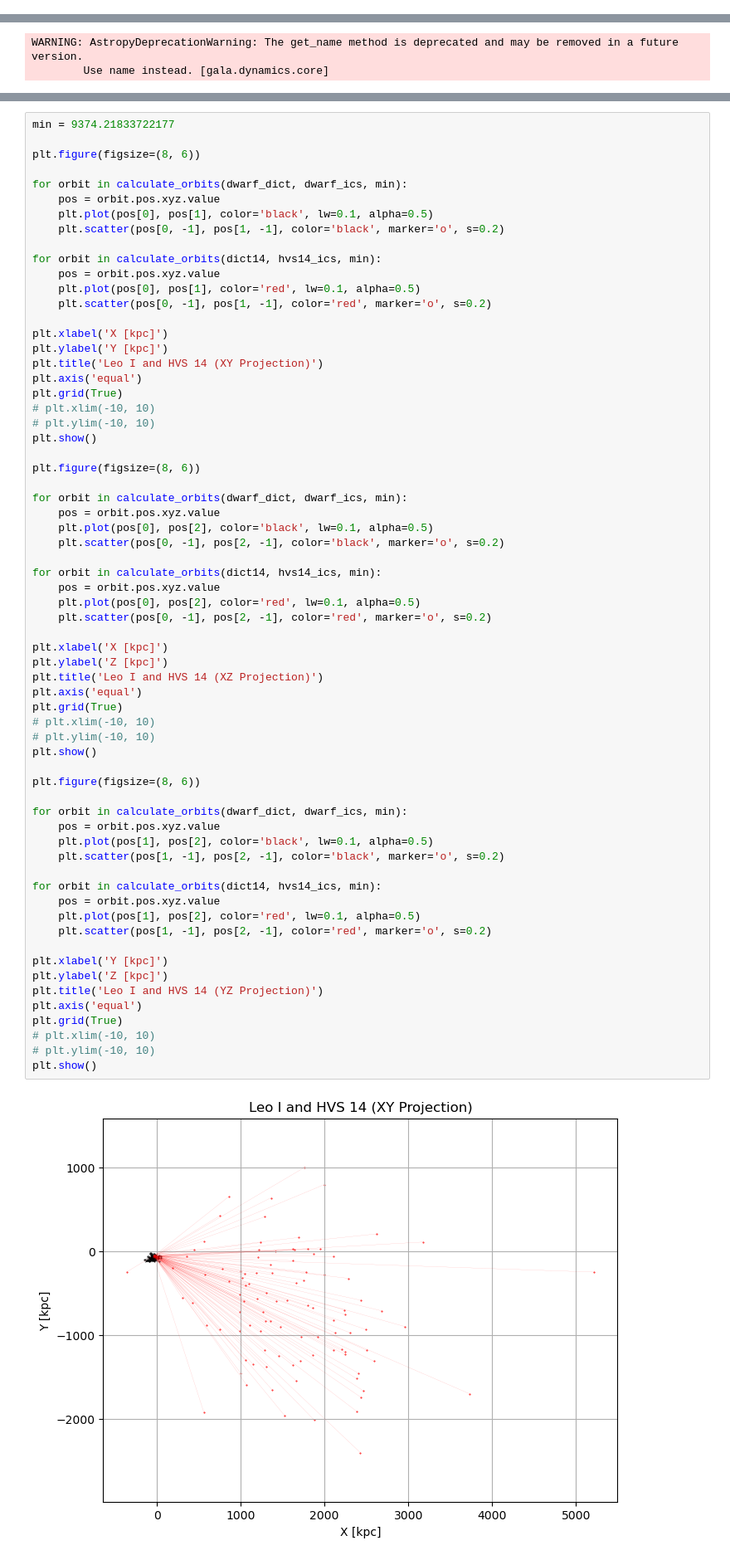
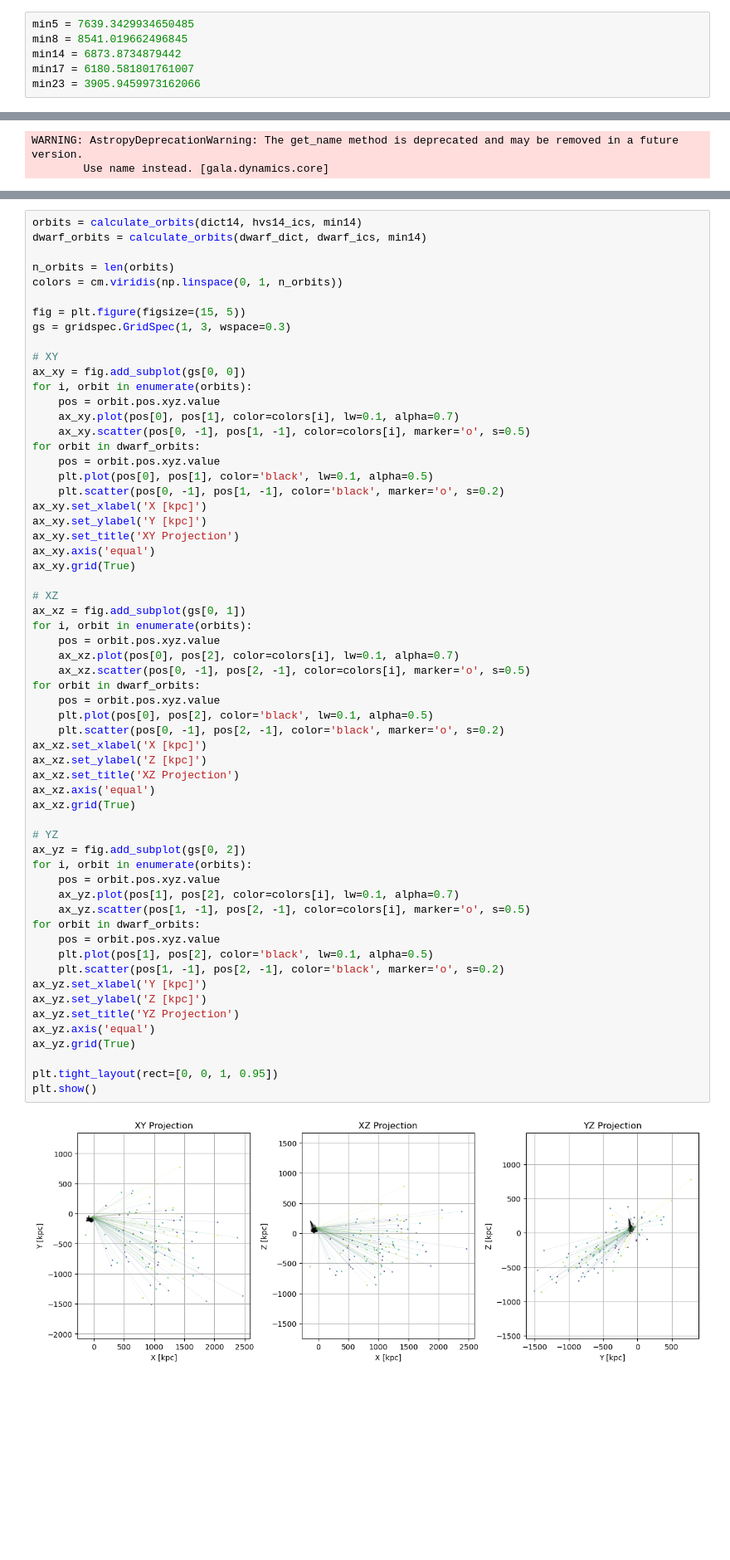
Before and after one commit to HaydenTedrake/HPV_project, a Jupyter notebook: LeoII.ipynb, the cells around one changed output, grey strips where cells are left out. Shown at 83% size. Saved outputs shown, nothing was run; the diff lists cells and outputs as text; blank space fills up the shorter version.

```diff
--- a/LeoII.ipynb
+++ b/LeoII.ipynb
@@ -12,3 +16,9 @@ import scipy.optimize as opt
+# %%
+min5 = 7639.3429934650485
+min8 = 8541.019662496845
+min14 = 6873.8734879442
+min17 = 6180.581801761007
+min23 = 3905.9459973162066
 # %% [markdown]
 Helper Functions
 # %%
@@ -139,67 +353,62 @@ Plot Leo I and HVS 14
 # %%
-min = 9374.21833722177
+orbits = calculate_orbits(dict14, hvs14_ics, min14)
+dwarf_orbits = calculate_orbits(dwarf_dict, dwarf_ics, min14)
 
-plt.figure(figsize=(8, 6))
+n_orbits = len(orbits)
+colors = cm.viridis(np.linspace(0, 1, n_orbits))
 
-for orbit in calculate_orbits(dwarf_dict, dwarf_ics, min):
+fig = plt.figure(figsize=(15, 5))
+gs = gridspec.GridSpec(1, 3, wspace=0.3)
+
+# XY
+ax_xy = fig.add_subplot(gs[0, 0])
+for i, orbit in enumerate(orbits):
+    pos = orbit.pos.xyz.value
+    ax_xy.plot(pos[0], pos[1], color=colors[i], lw=0.1, alpha=0.7)
+    ax_xy.scatter(pos[0, -1], pos[1, -1], color=colors[i], marker='o', s=0.5)
+for orbit in dwarf_orbits:
     pos = orbit.pos.xyz.value
     plt.plot(pos[0], pos[1], color='black', lw=0.1, alpha=0.5)
     plt.scatter(pos[0, -1], pos[1, -1], color='black', marker='o', s=0.2)
+ax_xy.set_xlabel('X [kpc]')
+ax_xy.set_ylabel('Y [kpc]')
+ax_xy.set_title('XY Projection')
+ax_xy.axis('equal')
+ax_xy.grid(True)
 
-for orbit in calculate_orbits(dict14, hvs14_ics, min):
+# XZ
+ax_xz = fig.add_subplot(gs[0, 1])
+for i, orbit in enumerate(orbits):
     pos = orbit.pos.xyz.value
-    plt.plot(pos[0], pos[1], color='red', lw=0.1, alpha=0.5)
-    plt.scatter(pos[0, -1], pos[1, -1], color='red', marker='o', s=0.2)
-
-plt.xlabel('X [kpc]')
-plt.ylabel('Y [kpc]')
-plt.title('Leo I and HVS 14 (XY Projection)')
-plt.axis('equal')
-plt.grid(True)
-# plt.xlim(-10, 10)
-# plt.ylim(-10, 10)
-plt.show()
-
-plt.figure(figsize=(8, 6))
-
-for orbit in calculate_orbits(dwarf_dict, dwarf_ics, min):
+    ax_xz.plot(pos[0], pos[2], color=colors[i], lw=0.1, alpha=0.7)
+    ax_xz.scatter(pos[0, -1], pos[2, -1], color=colors[i], marker='o', s=0.5)
+for orbit in dwarf_orbits:
     pos = orbit.pos.xyz.value
     plt.plot(pos[0], pos[2], color='black', lw=0.1, alpha=0.5)
     plt.scatter(pos[0, -1], pos[2, -1], color='black', marker='o', s=0.2)
+ax_xz.set_xlabel('X [kpc]')
+ax_xz.set_ylabel('Z [kpc]')
+ax_xz.set_title('XZ Projection')
+ax_xz.axis('equal')
+ax_xz.grid(True)
 
-for orbit in calculate_orbits(dict14, hvs14_ics, min):
+# YZ
+ax_yz = fig.add_subplot(gs[0, 2])
+for i, orbit in enumerate(orbits):
     pos = orbit.pos.xyz.value
-    plt.plot(pos[0], pos[2], color='red', lw=0.1, alpha=0.5)
-    plt.scatter(pos[0, -1], pos[2, -1], color='red', marker='o', s=0.2)
-
-plt.xlabel('X [kpc]')
-plt.ylabel('Z [kpc]')
-plt.title('Leo I and HVS 14 (XZ Projection)')
-plt.axis('equal')
-plt.grid(True)
-# plt.xlim(-10, 10)
-# plt.ylim(-10, 10)
-plt.show()
-
-plt.figure(figsize=(8, 6))
-
-for orbit in calculate_orbits(dwarf_dict, dwarf_ics, min):
+    ax_yz.plot(pos[1], pos[2], color=colors[i], lw=0.1, alpha=0.7)
+    ax_yz.scatter(pos[1, -1], pos[2, -1], color=colors[i], marker='o', s=0.5)
+for orbit in dwarf_orbits:
     pos = orbit.pos.xyz.value
     plt.plot(pos[1], pos[2], color='black', lw=0.1, alpha=0.5)
     plt.scatter(pos[1, -1], pos[2, -1], color='black', marker='o', s=0.2)
+ax_yz.set_xlabel('Y [kpc]')
+ax_yz.set_ylabel('Z [kpc]')
+ax_yz.set_title('YZ Projection')
+ax_yz.axis('equal')
+ax_yz.grid(True)
 
-for orbit in calculate_orbits(dict14, hvs14_ics, min):
-    pos = orbit.pos.xyz.value
-    plt.plot(pos[1], pos[2], color='red', lw=0.1, alpha=0.5)
-    plt.scatter(pos[1, -1], pos[2, -1], color='red', marker='o', s=0.2)
-
-plt.xlabel('Y [kpc]')
-plt.ylabel('Z [kpc]')
-plt.title('Leo I and HVS 14 (YZ Projection)')
-plt.axis('equal')
-plt.grid(True)
-# plt.xlim(-10, 10)
-# plt.ylim(-10, 10)
+plt.tight_layout(rect=[0, 0, 1, 0.95])
 plt.show()
 # %% [output]
-[figure, old version]
+[figure, new version]
```
Also changed, not shown: parts of 18 cells of this notebook, 7 other files.
